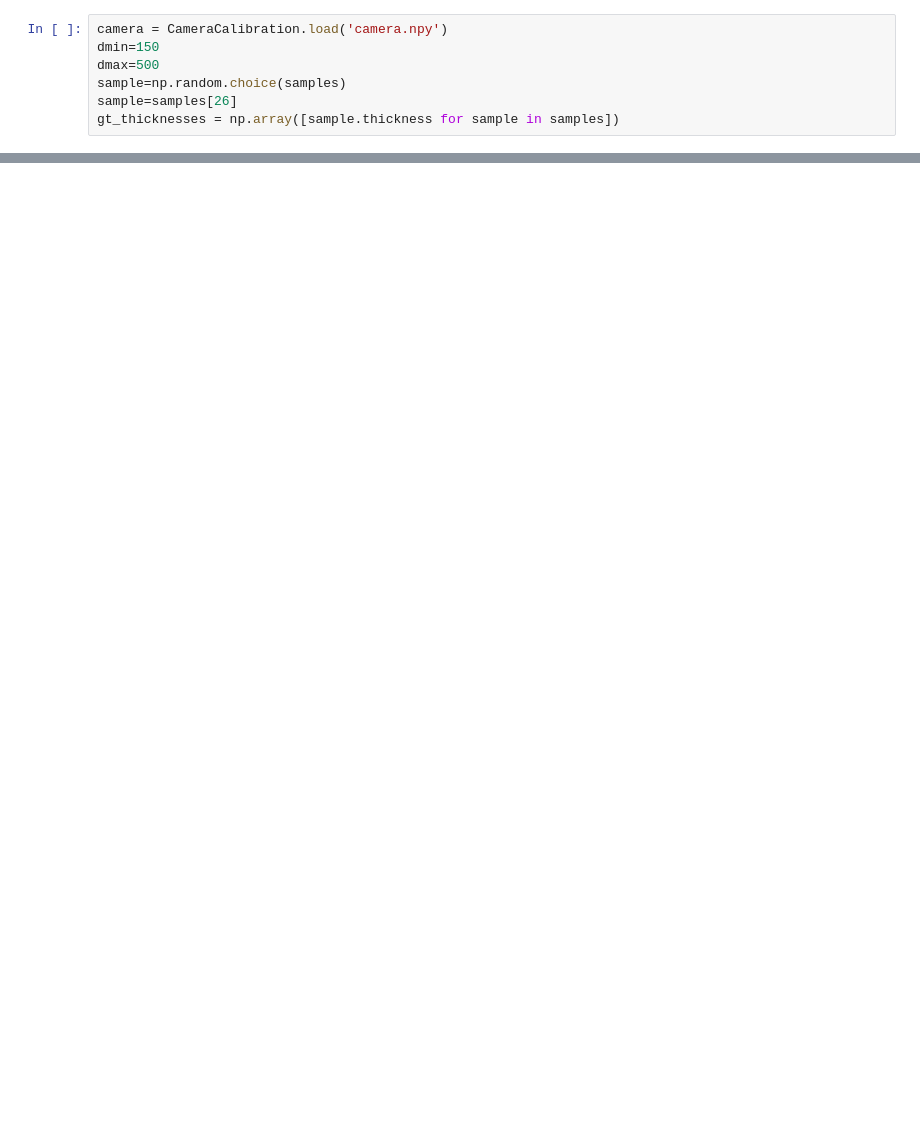
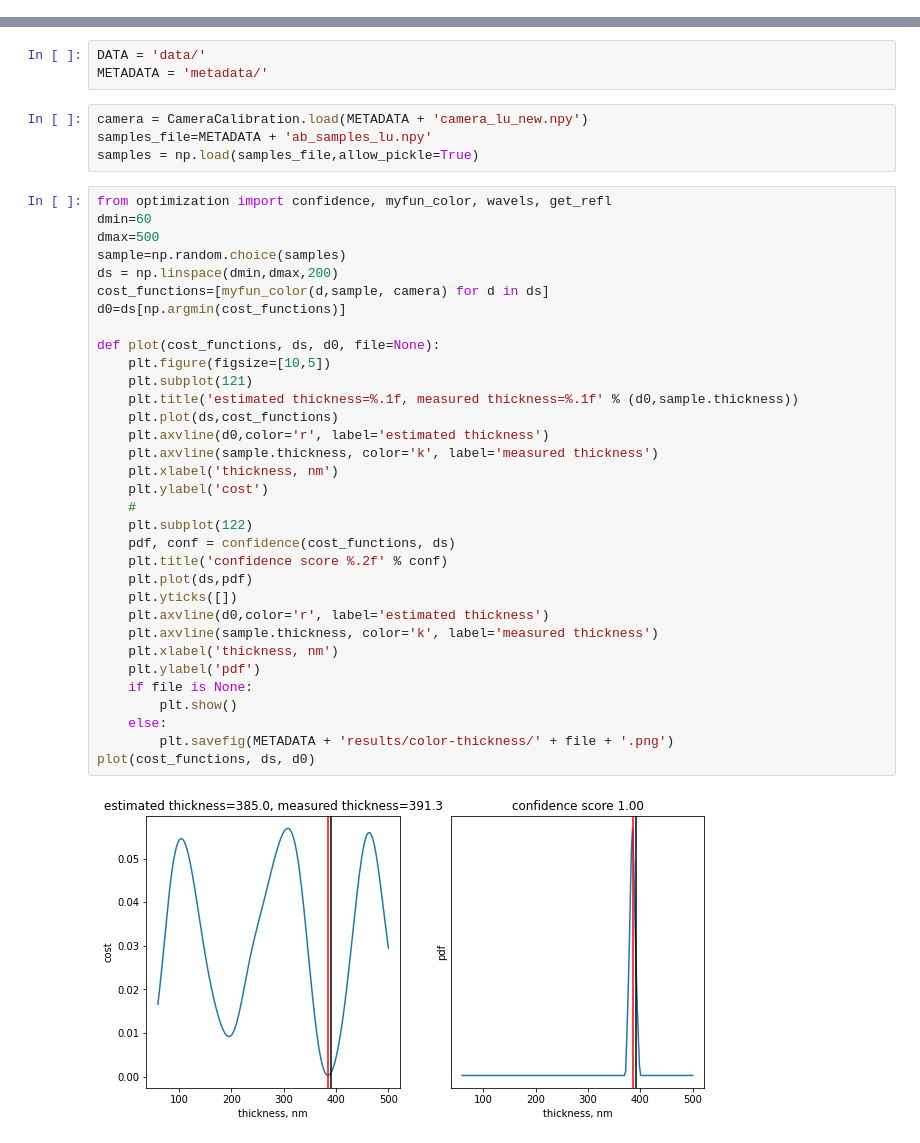
Before and after one commit to makamoa/bio, a Jupyter notebook: FlatOptimization.ipynb, the cells around one changed output, grey strips where cells are left out. Cells and saved outputs as stored; diff of their text form; blank space fills up the shorter version.

```diff
--- a/FlatOptimization.ipynb
+++ b/FlatOptimization.ipynb
@@ -116,7 +0,0 @@ def myfun_same_n_color(n, samples, camera:CameraCalibration, dmin=150,dmax=450,
-# %%
-camera = CameraCalibration.load('camera.npy')
-dmin=150
-dmax=500
-sample=np.random.choice(samples)
-sample=samples[26]
-gt_thicknesses = np.array([sample.thickness for sample in samples])
@@ -700,0 +38,42 @@ plt.plot(wl,PMMA_n(wl))
+# %%
+DATA = 'data/'
+METADATA = 'metadata/'
+# %%
+camera = CameraCalibration.load(METADATA + 'camera_lu_new.npy')
+samples_file=METADATA + 'ab_samples_lu.npy'
+samples = np.load(samples_file,allow_pickle=True)
+# %%
+from optimization import confidence, myfun_color, wavels, get_refl
+dmin=60
+dmax=500
+sample=np.random.choice(samples)
+ds = np.linspace(dmin,dmax,200)
+cost_functions=[myfun_color(d,sample, camera) for d in ds]
+d0=ds[np.argmin(cost_functions)]
+
+def plot(cost_functions, ds, d0, file=None):
+    plt.figure(figsize=[10,5])
+    plt.subplot(121)
+    plt.title('estimated thickness=%.1f, measured thickness=%.1f' % (d0,sample.thickness))
+    plt.plot(ds,cost_functions)
+    plt.axvline(d0,color='r', label='estimated thickness')
+    plt.axvline(sample.thickness, color='k', label='measured thickness')
+    plt.xlabel('thickness, nm')
+    plt.ylabel('cost')
+    #
+    plt.subplot(122)
+    pdf, conf = confidence(cost_functions, ds)
+    plt.title('confidence score %.2f' % conf)
+    plt.plot(ds,pdf)
+    plt.yticks([])
+    plt.axvline(d0,color='r', label='estimated thickness')
+    plt.axvline(sample.thickness, color='k', label='measured thickness')
+    plt.xlabel('thickness, nm')
+    plt.ylabel('pdf')
+    if file is None:
+        plt.show()
+    else:
+        plt.savefig(METADATA + 'results/color-thickness/' + file + '.png')
+plot(cost_functions, ds, d0)
+# %% [output]
+[figure, added]
```
Also changed, not shown: parts of 51 cells of this notebook, 3 other files.
